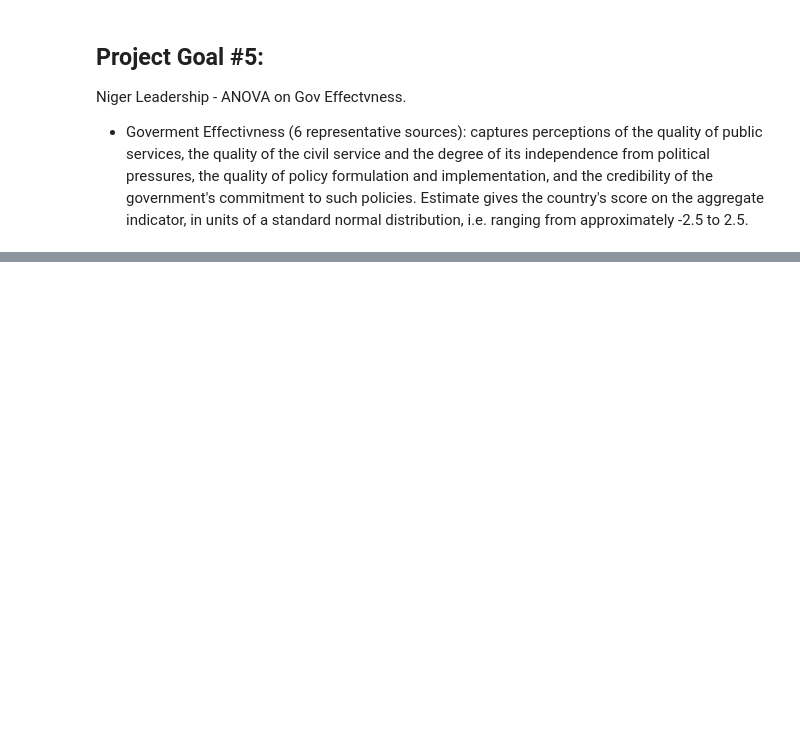
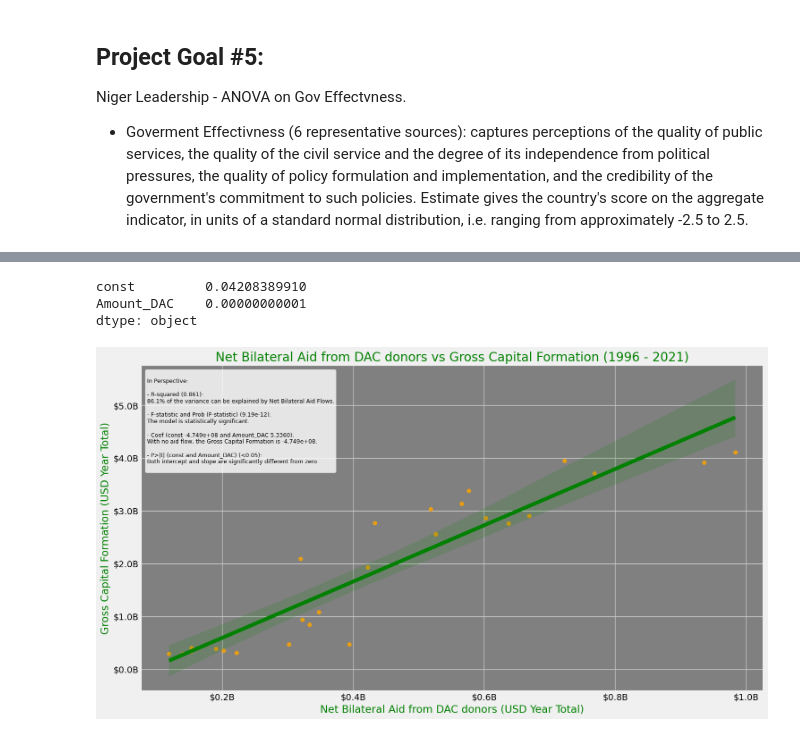
Before and after one commit to joelphimes/Niger-Political-Shift-Examination, a Jupyter notebook: notebooks/work.ipynb, the cells around one changed output, grey strips where cells are left out. Cells and saved outputs as stored; diff of their text form; code cells hidden in the pictures; blank space fills up the shorter version.

```diff
--- a/notebooks/work.ipynb
+++ b/notebooks/work.ipynb
@@ -597,0 +784,13 @@ Linear Model (1, 2, or 3)
+# %%
+# Okay now I can do the model.
+# Need to define my X and my y (AMOUNT DAC indy, AMOUNT GCF dependent..).
+# https://www.statsmodels.org/stable/regression.html
+X = sm.add_constant(merged_data['Amount_DAC'])
+y = merged_data['Amount_GCF']
+
+# Fitting the model
+model = sm.OLS(y, X)
+results = model.fit()
+
+# Summary statistics of the regression model
+print(results.summary())
@@ -597,0 +823,65 @@ Linear Model (1, 2, or 3)
+# %%
+# Curious of that exact Pvalue.
+# Convert the p-value to a pandas Series for easy manipulation.
+pvalues = pd.Series(results.pvalues)
+
+# From series Use the map method the format or could do the display options..
+formatted_pvalues = pvalues.map('{:.11f}'.format)
+
+# Printing p-values.
+print(formatted_pvalues)
+# %% [output]
+const         0.04208389910
+Amount_DAC    0.00000000001
+dtype: object
+# %%
+# Now to do the plot.
+# This really helped, just needed to do the subplots to make it work.
+# https://stackoverflow.com/questions/40511476/how-to-properly-use-funcformatterfunc
+def billions(x, pos):
+    'The two args are the value and tick position'
+    return f'${x*1e-9:.1f}B'
+formatter = FuncFormatter(billions)
+
+# Needed the subplots for the func fomatter.
+fig, ax = plt.subplots(figsize=(16, 9))
+
+# https://www.geeksforgeeks.org/python-seaborn-regplot-method/
+sns.regplot(x='Amount_DAC', y='Amount_GCF', data=merged_data, ci=95, color='green', scatter_kws={'color':'orange'})
+
+# https://matplotlib.org/stable/api/_as_gen/matplotlib.axis.Axis.set_major_formatter.html
+ax.xaxis.set_major_formatter(formatter)
+ax.yaxis.set_major_formatter(formatter)
+
+# Set the background color to grey.
+# https://matplotlib.org/stable/api/_as_gen/matplotlib.pyplot.gca.html
+plt.gca().set_facecolor('grey')
+
+# Title and Lables, keeping it green.
+plt.title('Net Bilateral Aid from DAC donors vs Gross Capital Formation (1996 - 2021)', color='green')
+plt.xlabel('Net Bilateral Aid from DAC donors (USD Year Total)', color='green')
+plt.ylabel('Gross Capital Formation (USD Year Total)', color='green')
+
+#Text box for Summary Metrics.
+text_9 = """
+In Perspective:
+
+- R-squared (0.861):
+86.1% of the variance can be explained by Net Bilateral Aid Flows.
+
+- F-statistic and Prob (F-statistic) (9.19e-12):
+The model is statistically significant.
+
+- Coef (const -4.749e+08 and Amount_DAC 5.3360):
+With no aid flow, the Gross Capital Formation is -4.749e+08.
+
+- P>|t| (const and Amount_DAC) (<0.05):
+Both intercept and slope are significantly different from zero.
+"""
+plt.text(0.01, 0.98, text_9, transform=plt.gca().transAxes, fontsize=9,
+         verticalalignment='top', bbox=dict(boxstyle='round', facecolor='white', alpha=0.8))
+
+# plt.show.
+plt.show()
+# %% [output]
+[figure, added]
```
Also changed, not shown: parts of 29 cells of this notebook, 1 other file.
